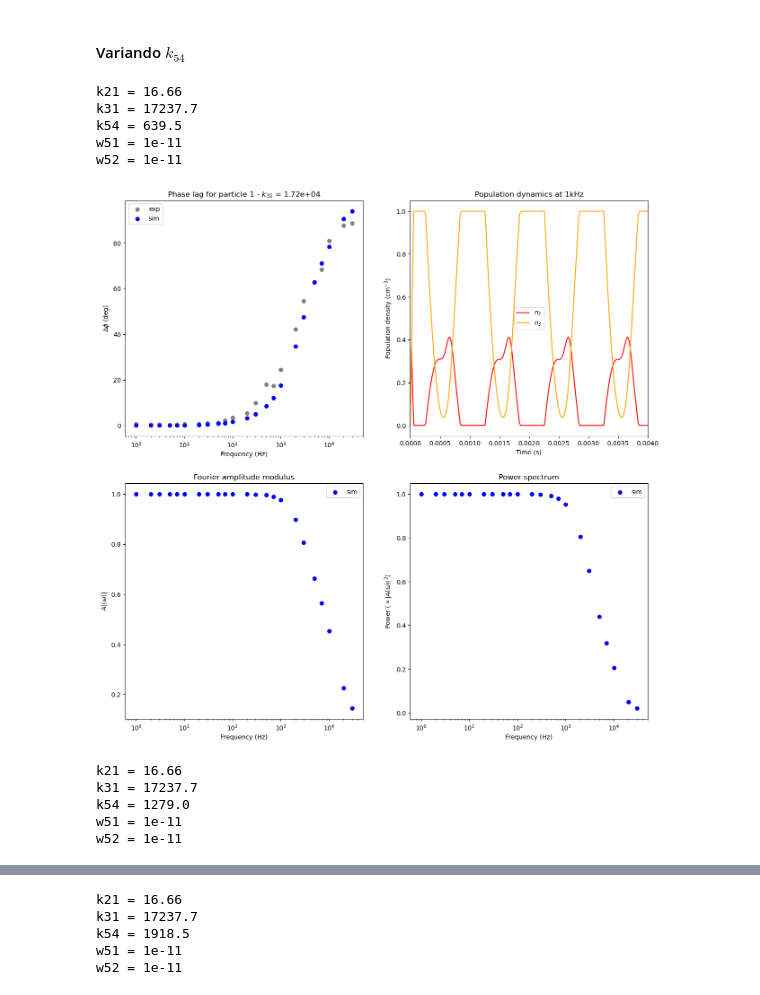
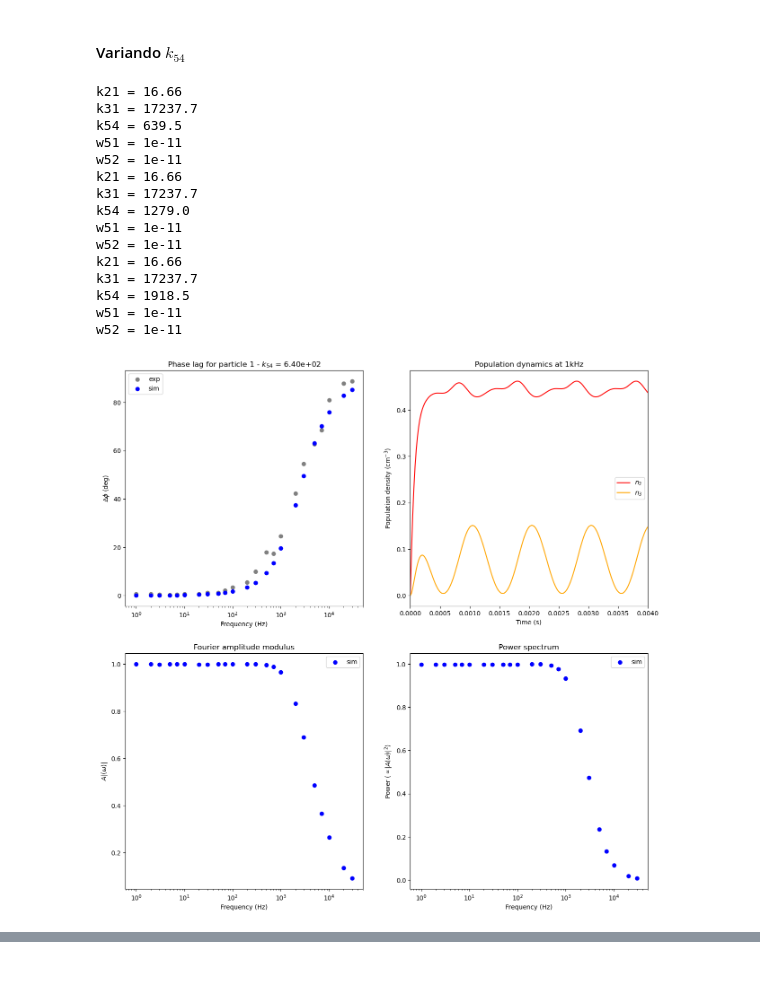
Before and after one commit to habakukc22/ode-system, a Jupyter notebook: fit-ws-new-odes.ipynb, the cells around one changed output, grey strips where cells are left out. Cells and saved outputs as stored; diff of their text form; code cells hidden in the pictures.

```diff
--- a/fit-ws-new-odes.ipynb
+++ b/fit-ws-new-odes.ipynb
@@ -95,7 +95,7 @@ k31 = 17237.7 # s^-1
 k54 = 1279.0  # Tab. 2 Lu0 em https://doi.org/10.1016/j.jallcom.2021.159227
 sigma = 1.75e-20 # # Supporting Information, page S5, Labrador
 
-P = 1e24 #Photons/(cm³ * s), from measurements
+P = 1e23#estimated from experiment is 1e24 #Photons/(cm³ * s), from measurements
 # P = 1e20#5.4e20    # fótons / (cm^2 * s) (baseado em 110 W/cm^2 do paper de Labrador)
 
 #====================================================
@@ -301,6 +301,13 @@ w_list = np.array(w_list)
 # %% [markdown]
 #### Variando $W_{51}$
 # %%
+k21 = 16.66
+k31 = 17237.7
+k54 = 1279.0
+sigma = 1.75e-20
+ww51 = 1.0e-11
+ww52 = 1.0e-11
+
 params_w51 = [[ww51*10**(i-1), ww52, k21, k31, k54] for i in range(3)]
 
 # Define system
@@ -945,7 +949,6 @@ k21 = 16.66
 k31 = 17237.7
 k54 = 1279.0
 sigma = 1.75e-20
-P = 1e24
 ww51 = 1.0e-11
 ww52 = 1.0e-11
 
@@ -981,6 +984,7 @@ def odes(t, x, W51, W52, ks, freq):
 
     return [dx1_dt, dx2_dt, dx3_dt, dx4_dt, dx5_dt]
 
+sol_list = []
 
 for idx, param in enumerate(params_k21):
     # if iv_idx !=0: continue
@@ -1019,6 +1023,8 @@ for idx, param in enumerate(params_k21):
             method='Radau' # Mantendo o método Radau que demonstrou estabilidade acima
             )
 
+            # sol_list.append([f,sol])
+
             # Converte de volta para unidades físicas antes de extrair a fase
             n3 = (sol.y[2]) * n0
             ts = (sol.t) * (1/f)
@@ -1047,7 +1053,7 @@ for idx, param in enumerate(params_k21):
         axs[0,0].set_xscale("log")
         axs[0,0].set_ylabel("$\Delta \phi$ (deg)")
         axs[0,0].set_xlabel("Frequency (Hz)")
-        axs[0,0].set_title("Phase lag for particle 1 - $k_{31}$ = "+f"{k31:.2e}")
+        axs[0,0].set_title("Phase lag for particle 1 - $k_{54}$ = "+f"{k54:.2e}")
         axs[0,0].legend()
 
         #Population time evolution @ 1kHz
@@ -1059,37 +1065,42 @@ for idx, param in enumerate(params_k21):
         axs[0,1].set_ylabel("Population density (cm$^{-3}$)")
         axs[0,1].set_xlabel("Time (s)")
         axs[0,1].set_xlim([0,ts[int(len(ts)*(0.02))]])
         axs[0,1].set_title(f"Population dynamics at 1kHz")
         axs[0,1].legend()
 
 
         #Amplitudes plot
         axs[1,0].scatter(frequencias_experimentais, amps_list/amps_list.max(), color="blue", label="sim")
         axs[1,0].set_ylabel("$A|(\omega)|$")
         axs[1,0].set_xlabel("Frequency (Hz)")
         axs[1,0].set_xscale("log")
         axs[1,0].set_title(f"Fourier amplitude modulus")
         axs[1,0].legend()
 
         #Power plot
         axs[1,1].scatter(frequencias_experimentais, powers/(powers).max(), color="blue", label="sim")
         axs[1,1].set_ylabel("Power ($\propto |A(\omega)|^2$)")
         axs[1,1].set_xlabel("Frequency (Hz)")
         axs[1,1].set_xscale("log")
         axs[1,1].set_title("Power spectrum")
         axs[1,1].legend()
 
 
-        plt.show()
+plt.show()
 # %% [output]
 k21 = 16.66
 k31 = 17237.7
 k54 = 639.5
 w51 = 1e-11
 w52 = 1e-11
+k21 = 16.66
+k31 = 17237.7
+k54 = 1279.0
+w51 = 1e-11
+w52 = 1e-11
+k21 = 16.66
+k31 = 17237.7
+k54 = 1918.5
+w51 = 1e-11
+w52 = 1e-11
-[figure, old version]
+[figure, new version]
-k21 = 16.66
-k31 = 17237.7
-k54 = 1279.0
-w51 = 1e-11
-w52 = 1e-11
@@ -1097,5 +1107,0 @@ w52 = 1e-11
-k21 = 16.66
-k31 = 17237.7
-k54 = 1918.5
-w51 = 1e-11
-w52 = 1e-11
```
Also changed, not shown: parts of 7 cells of this notebook, 1 other file.
